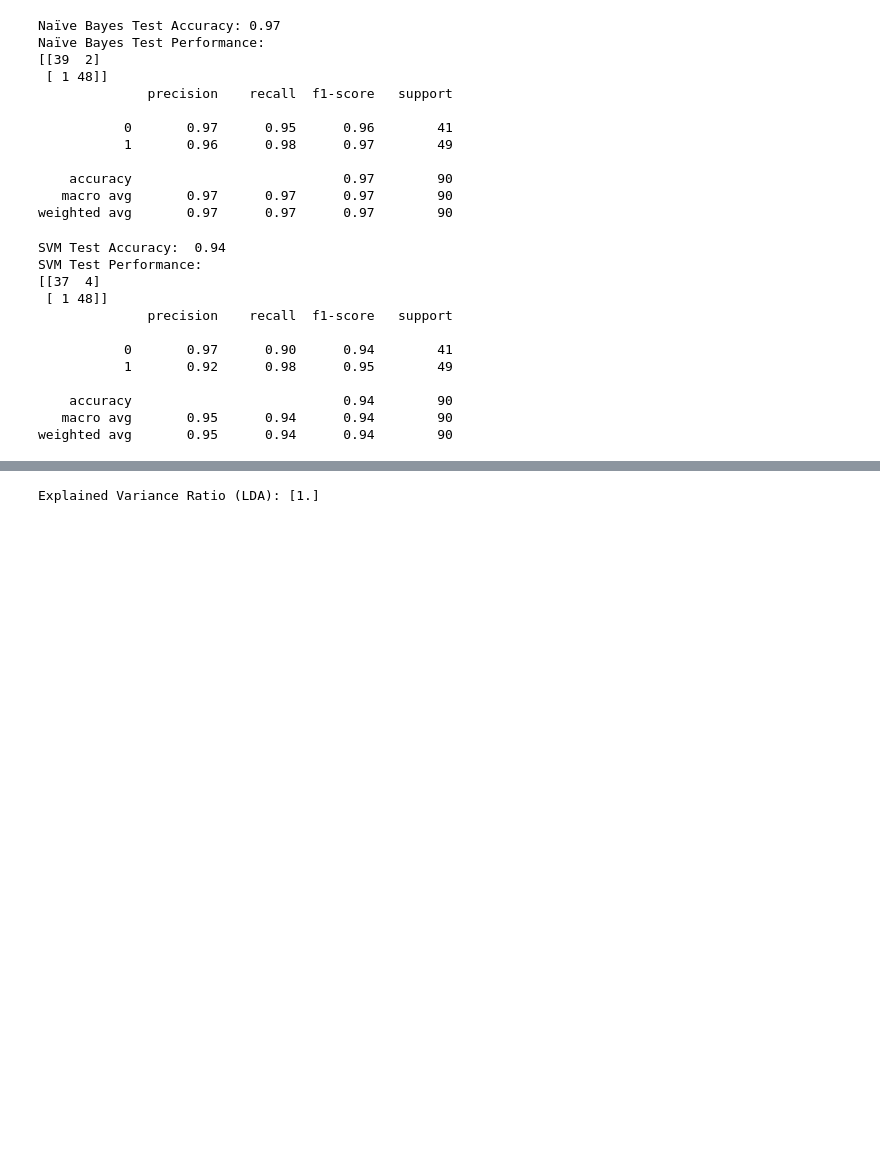
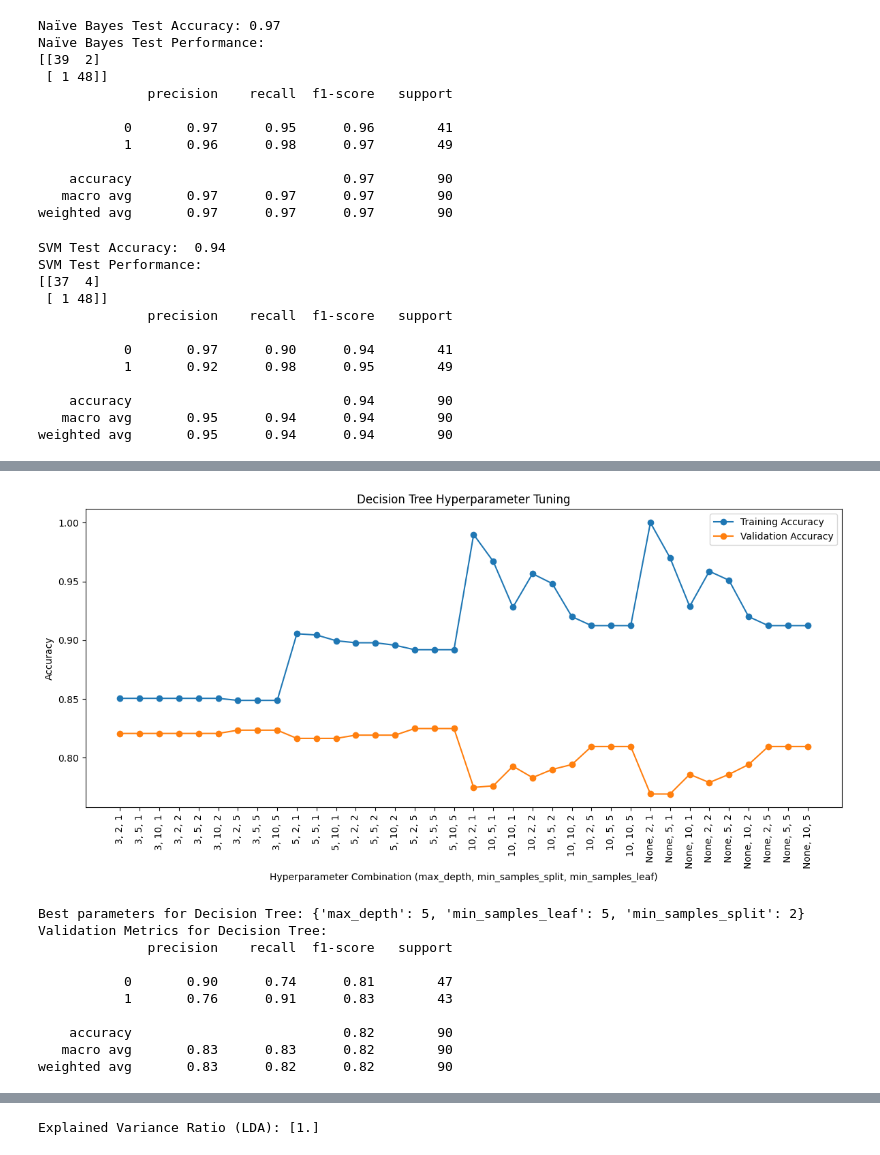
Before and after one commit to mstafahasan/Heart-Failure-Prediction_MLProject, a Jupyter notebook: milestone1_Machine_learning_project.ipynb, the cells around one changed output, grey strips where cells are left out. Drawn from its saved outputs; the diff is of its cells as text; code cells hidden in the pictures; blank space fills up the shorter version.

```diff
--- a/milestone1_Machine_learning_project.ipynb
+++ b/milestone1_Machine_learning_project.ipynb
@@ -342,0 +509,48 @@ weighted avg       0.95      0.94      0.94        90
+# %%
+# Decision Tree
+dt = DecisionTreeClassifier(random_state=42)
+param_grid_dt = {
+    'max_depth': [3, 5, 10, None],  # Includes None
+    'min_samples_split': [2, 5, 10],
+    'min_samples_leaf': [1, 2, 5]
+}
+grid_dt = GridSearchCV(dt, param_grid_dt, cv=5, scoring='accuracy', return_train_score=True)
+grid_dt.fit(X_train_scaled, y_train)
+
+# Extract hyperparameter combinations
+param_combinations = grid_dt.cv_results_['params']
+param_labels = [f"{p['max_depth']}, {p['min_samples_split']}, {p['min_samples_leaf']}" for p in param_combinations]
+
+# Training and validation accuracies
+mean_train_scores = grid_dt.cv_results_['mean_train_score']
+mean_test_scores = grid_dt.cv_results_['mean_test_score']
+
+# Plot training and validation accuracy for Decision Tree
+plt.figure(figsize=(12, 6))
+plt.plot(param_labels, mean_train_scores, label='Training Accuracy', marker='o')
+plt.plot(param_labels, mean_test_scores, label='Validation Accuracy', marker='o')
+plt.xticks(rotation=90)  # Rotate x-axis labels for better readability
+plt.xlabel('Hyperparameter Combination (max_depth, min_samples_split, min_samples_leaf)')
+plt.ylabel('Accuracy')
+plt.title('Decision Tree Hyperparameter Tuning')
+plt.legend()
+plt.tight_layout()
+plt.show()
+
+print("Best parameters for Decision Tree:", grid_dt.best_params_)
+y_pred_val_dt = grid_dt.predict(X_val_scaled)
+print("Validation Metrics for Decision Tree:")
+print(classification_report(y_val, y_pred_val_dt))
+results['Decision Tree'] = grid_dt.best_estimator_
+# %% [output]
+[figure, added]
+Best parameters for Decision Tree: {'max_depth': 5, 'min_samples_leaf': 5, 'min_samples_split': 2}
+Validation Metrics for Decision Tree:
+              precision    recall  f1-score   support
+
+           0       0.90      0.74      0.81        47
+           1       0.76      0.91      0.83        43
+
+    accuracy                           0.82        90
+   macro avg       0.83      0.83      0.82        90
+weighted avg       0.83      0.82      0.82        90
```
Also changed, not shown: parts of 6 cells of this notebook.
